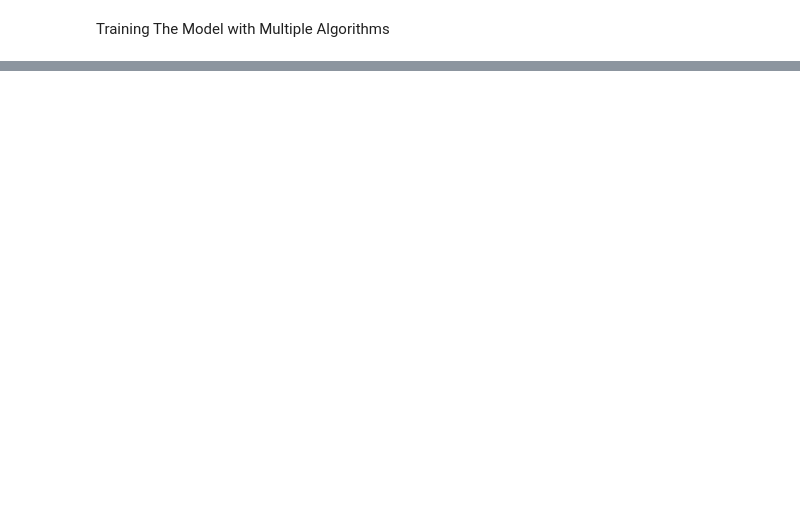
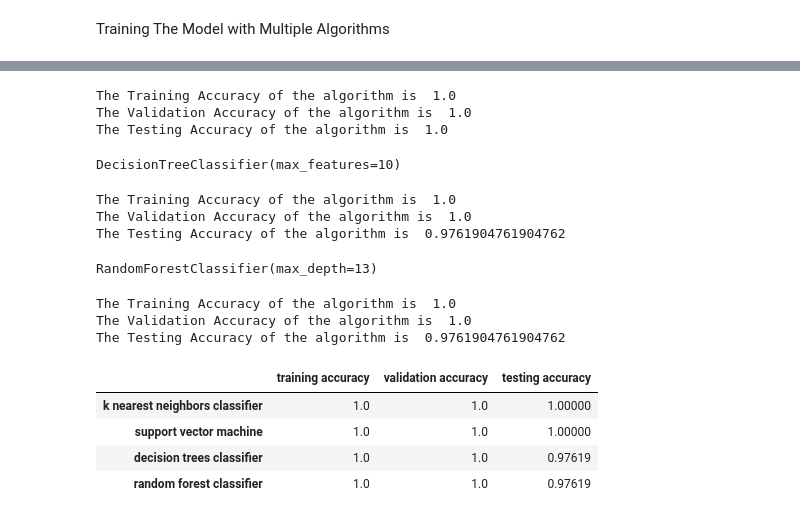
Before and after one commit to MamidalaHarshavardhan/disease-prediction, a Jupyter notebook: disease_prediction_.ipynb, the cells around one changed output, grey strips where cells are left out. Saved outputs shown, nothing was run; the diff lists cells and outputs as text; code cells hidden in the pictures; blank space fills up the shorter version.

```diff
--- a/disease_prediction_.ipynb
+++ b/disease_prediction_.ipynb
@@ -397,0 +464,41 @@ ValueError: Classification metrics can't handle a mix of multilabel-indicator an
+# %%
+svm_result=model_evaluation(svm)
+# %% [output]
+The Training Accuracy of the algorithm is  1.0
+The Validation Accuracy of the algorithm is  1.0
+The Testing Accuracy of the algorithm is  1.0
+# %%
+from sklearn import tree
+dt=tree.DecisionTreeClassifier(max_features=10)
+dt.fit(xtrain,ytrain)
+# %% [output]
+DecisionTreeClassifier(max_features=10)
+# %%
+dt_result=model_evaluation(dt)
+# %% [output]
+The Training Accuracy of the algorithm is  1.0
+The Validation Accuracy of the algorithm is  1.0
+The Testing Accuracy of the algorithm is  0.9761904761904762
+# %%
+from sklearn.ensemble import RandomForestClassifier
+rf=RandomForestClassifier(max_depth=13)
+rf.fit(xtrain,ytrain)
+# %% [output]
+RandomForestClassifier(max_depth=13)
+# %%
+rf_result=model_evaluation(rf)
+# %% [output]
+The Training Accuracy of the algorithm is  1.0
+The Validation Accuracy of the algorithm is  1.0
+The Testing Accuracy of the algorithm is  0.9761904761904762
+# %%
+result=pd.DataFrame(data=[KNN_result,svm_result,dt_result,rf_result],
+                    columns=['training accuracy','validation accuracy','testing accuracy'],
+                    index=['k nearest neighbors classifier','support vector machine','decision trees classifier','random forest classifier'])
+result
+# %% [output]
+|  | training accuracy | validation accuracy | testing accuracy |
+| k nearest neighbors classifier | 1.0 | 1.0 | 1.00000 |
+| support vector machine | 1.0 | 1.0 | 1.00000 |
+| decision trees classifier | 1.0 | 1.0 | 0.97619 |
+| random forest classifier | 1.0 | 1.0 | 0.97619 |
```
Also changed, not shown: parts of 48 cells of this notebook.
